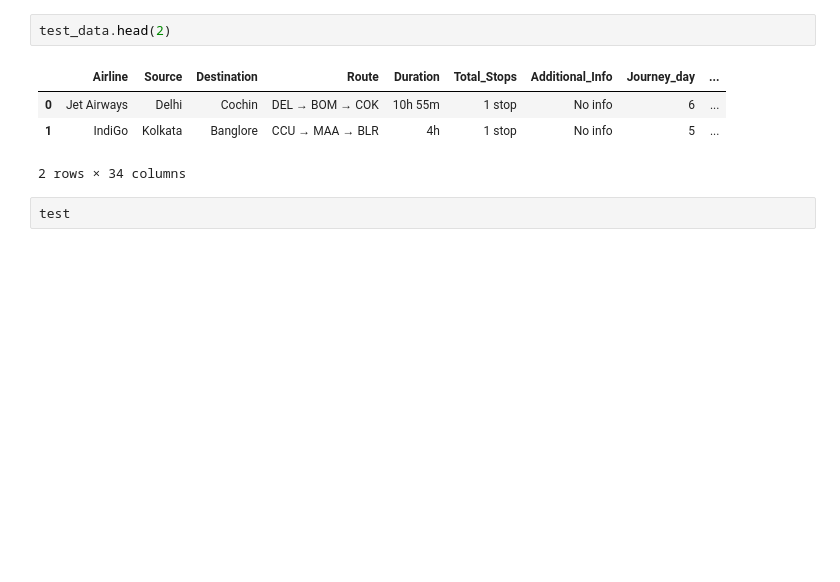
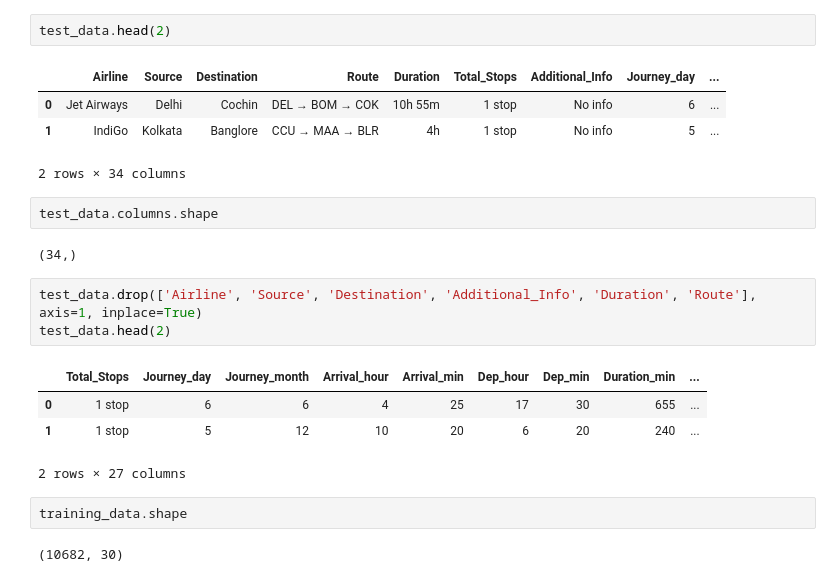
Before and after one commit to mayank4G/assignment, a Jupyter notebook: fareprediction.ipynb, the cells around one changed output. Drawn from its saved outputs; the diff is of its cells as text; blank space fills up the shorter version.

```diff
--- a/fareprediction.ipynb
+++ b/fareprediction.ipynb
@@ -602,4 +602,18 @@ test_data.head(2)
 | 1 | IndiGo | Kolkata | Banglore | CCU → MAA → BLR | 4h | 1 stop | No info | 5 | ... |
 2 rows × 34 columns
 # %%
-test
+test_data.columns.shape
+# %% [output]
+(34,)
+# %%
+test_data.drop(['Airline', 'Source', 'Destination', 'Additional_Info', 'Duration', 'Route'], axis=1, inplace=True)
+test_data.head(2)
+# %% [output]
+|  | Total_Stops | Journey_day | Journey_month | Arrival_hour | Arrival_min | Dep_hour | Dep_min | Duration_min | ... |
+| 0 | 1 stop | 6 | 6 | 4 | 25 | 17 | 30 | 655 | ... |
+| 1 | 1 stop | 5 | 12 | 10 | 20 | 6 | 20 | 240 | ... |
+2 rows × 27 columns
+# %%
+training_data.shape
+# %% [output]
+(10682, 30)
```
Also changed, not shown: parts of 17 cells of this notebook.
